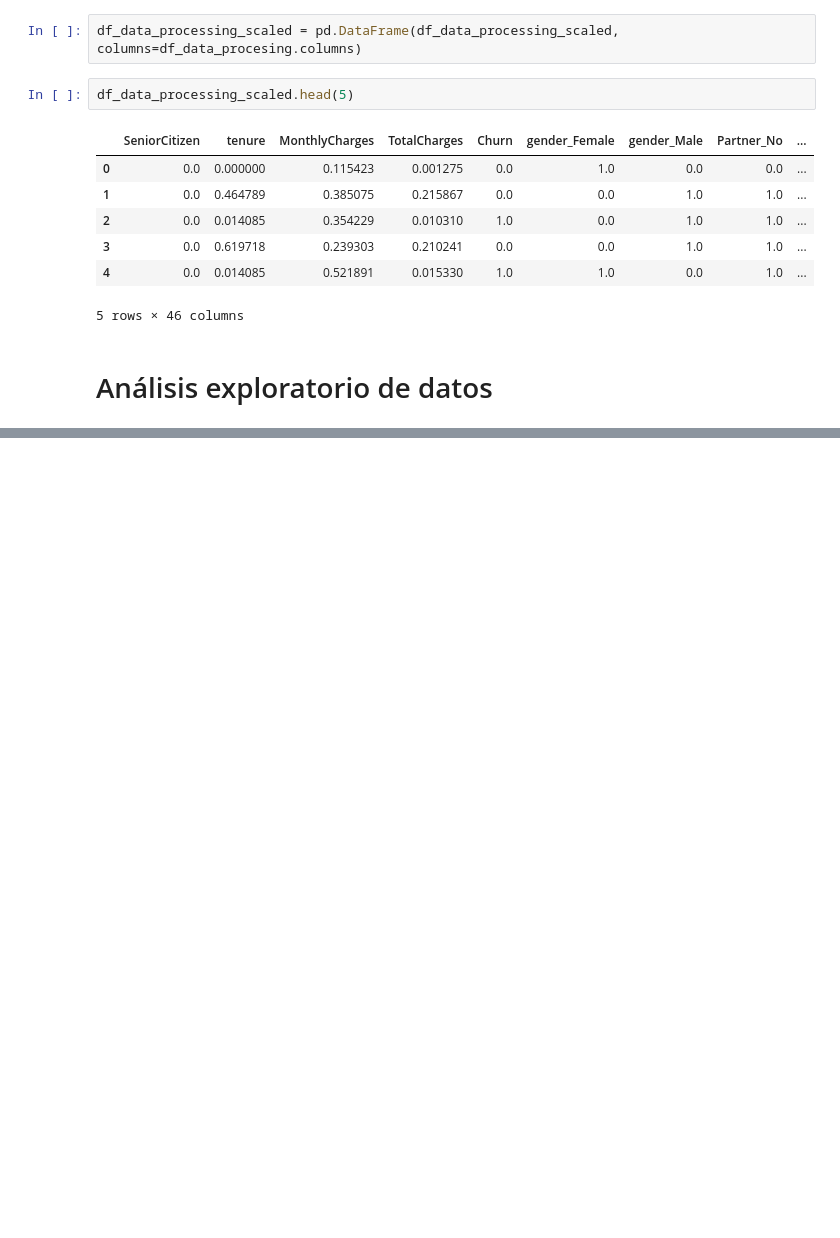
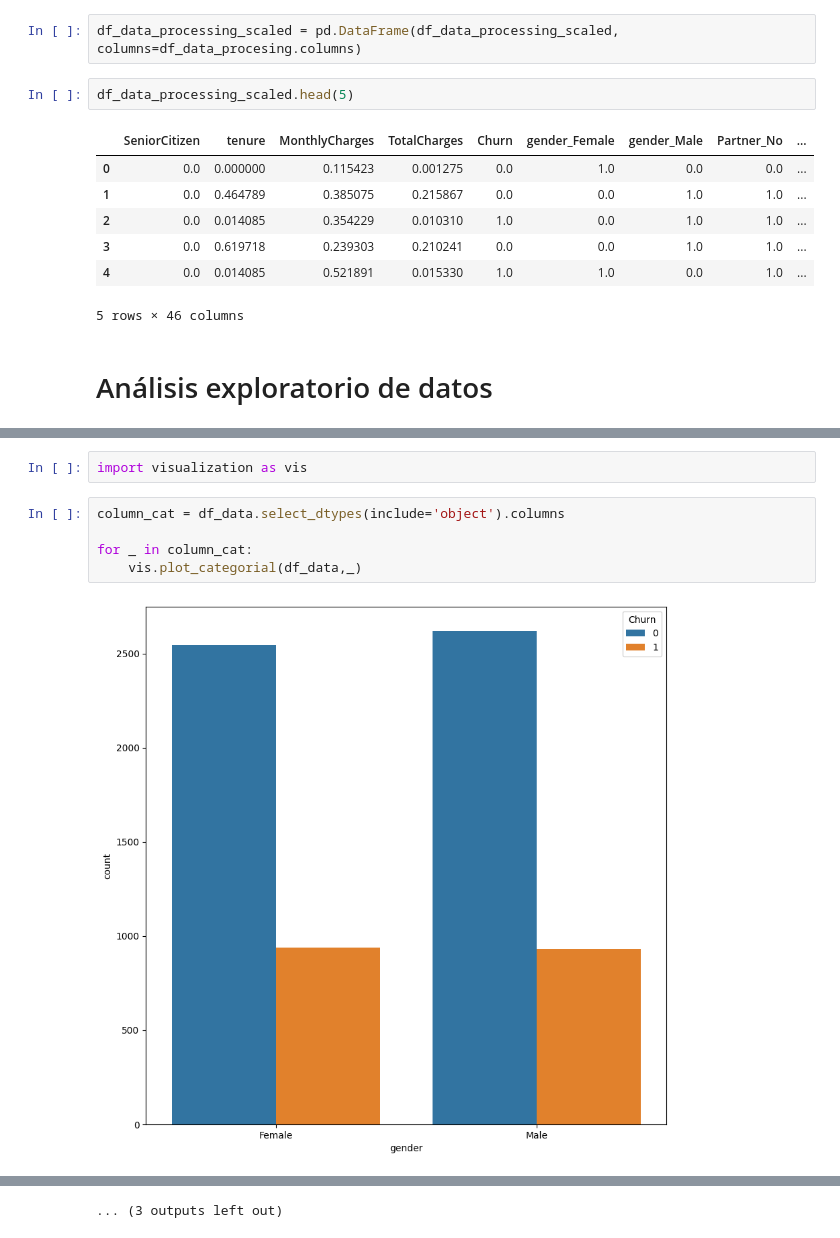
Before and after one commit to dionicio-alberto/Regresion-Logistica, a Jupyter notebook: Notebooks/2_Binomial_regression.ipynb, the cells around one changed output, grey strips where cells are left out. Saved outputs shown, nothing was run; the diff lists cells and outputs as text; blank space fills up the shorter version.

```diff
--- a/Notebooks/2_Binomial_regression.ipynb
+++ b/Notebooks/2_Binomial_regression.ipynb
@@ -190,0 +196,9 @@ df_data_processing_scaled.head(5)
+# %%
+import visualization as vis
+# %%
+column_cat = df_data.select_dtypes(include='object').columns
+
+for _ in column_cat:
+    vis.plot_categorial(df_data,_)
+# %% [output]
+[figure, added]
@@ -190,0 +216 @@ df_data_processing_scaled.head(5)
+... (3 outputs left out)
```
Also changed, not shown: parts of 16 cells of this notebook, 4 other files.
